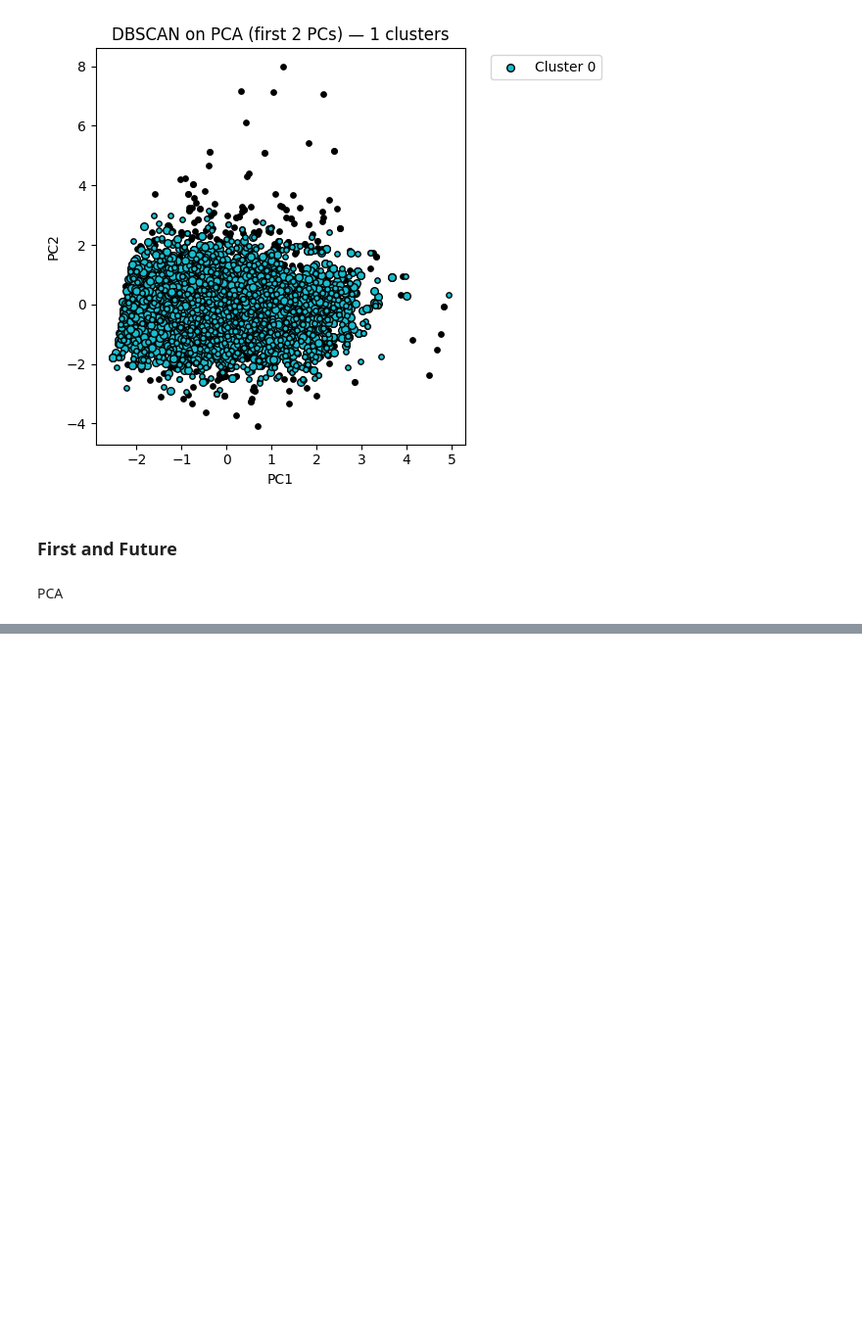
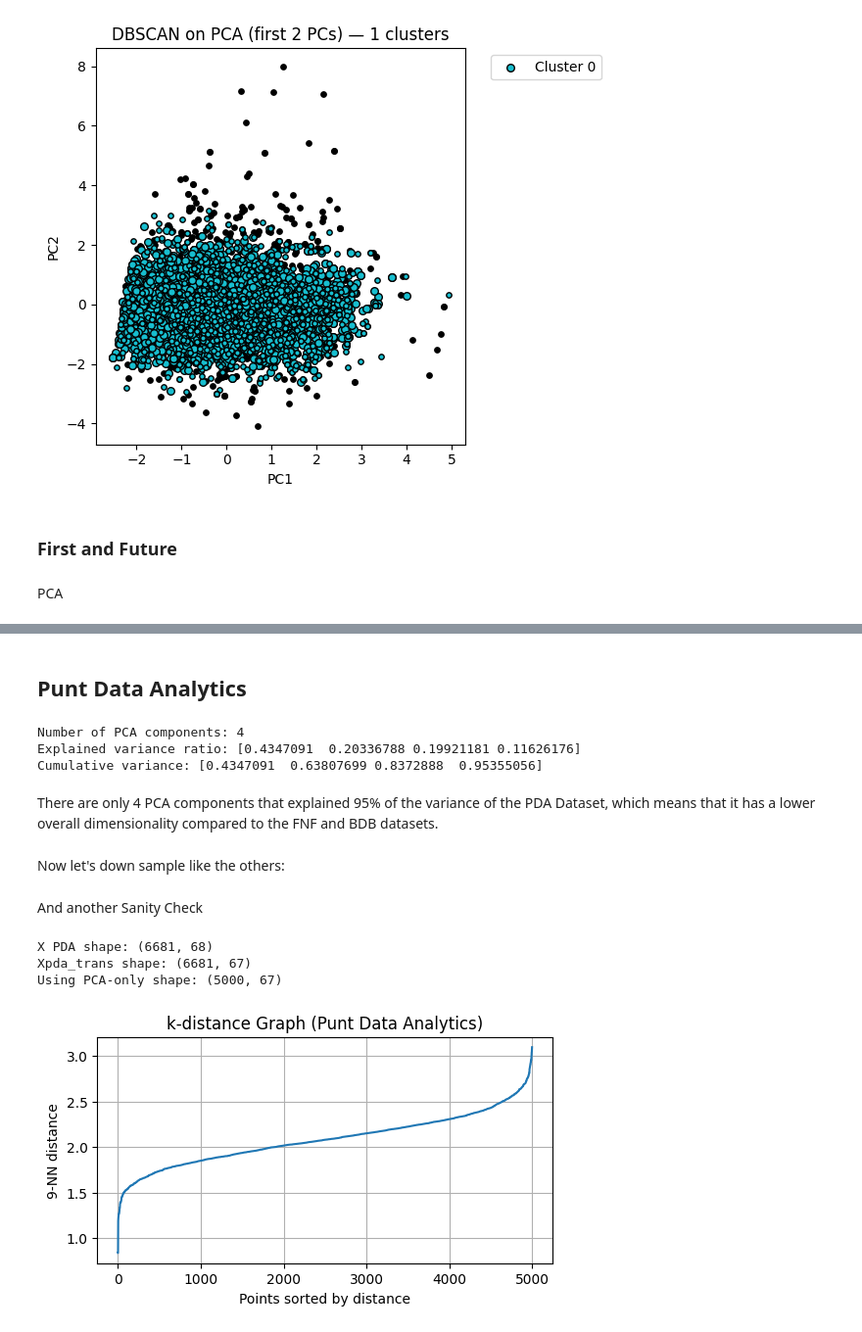
Before and after one commit to LeeMcFarling/AFL_Project_backup, a Jupyter notebook: Modeling/Weekly Assignments/Week_11.ipynb, the cells around one changed output, grey strips where cells are left out. Shown at 98% size. Cells and saved outputs as stored; diff of their text form; code cells hidden in the pictures; blank space fills up the shorter version.

```diff
--- a/Modeling/Weekly Assignments/Week_11.ipynb
+++ b/Modeling/Weekly Assignments/Week_11.ipynb
@@ -194,0 +348,2 @@ PCA
+# %% [markdown]
+## **Punt Data Analytics**
@@ -194,0 +367,64 @@ PCA
+# %%
+pre.fit(Xpda, ypda)
+
+pca = pre.named_transformers_['num_pca'].named_steps['pca']
+
+print("Number of PCA components:", pca.n_components_)
+print("Explained variance ratio:", pca.explained_variance_ratio_)
+print("Cumulative variance:", pca.explained_variance_ratio_.cumsum())
+
+Xpda_trans = pre.transform(Xpda)
+
+pca_cols  = [f"PC{i+1}" for i in range(pca.n_components_)]
+final_cols = pca_cols + onehot_cols
+Xpda_trans_df = pd.DataFrame(Xpda_trans, columns=final_cols, index=Xpda.index)
+# %% [output]
+Number of PCA components: 4
+Explained variance ratio: [0.4347091  0.20336788 0.19921181 0.11626176]
+Cumulative variance: [0.4347091  0.63807699 0.8372888  0.95355056]
+# %% [markdown]
+There are only 4 PCA components that explained 95% of the variance of the PDA Dataset, which means that it has a lower overall dimensionality compared to the FNF and BDB datasets.
+# %% [markdown]
+Now let's down sample like the others:
+# %%
+# Start with the big ones (PDA transformed on the X and then the Y Values)
+
+X_big = Xpda_trans
+y_big = ypda.values
+
+
+# And Re-Sampling
+Xpda_small, y_sample = resample(
+    X_big,
+    y_big,
+    n_samples=5000,
+    random_state=42,
+    stratify=y_big   # injuries are rare so ¯\_(ツ)_/¯
+)
+# %% [markdown]
+And another Sanity Check
+# %%
+print("X PDA shape:", Xpda.shape)
+print("Xpda_trans shape:", Xpda_trans.shape)
+print("Using PCA-only shape:", Xpda_small.shape)
+# %% [output]
+X PDA shape: (6681, 68)
+Xpda_trans shape: (6681, 67)
+Using PCA-only shape: (5000, 67)
+# %%
+MinPts    = 9
+neighbors = NearestNeighbors(n_neighbors=MinPts)
+neighbors_fit = neighbors.fit(Xpda_small)
+distances, indices = neighbors_fit.kneighbors(Xpda_small)
+
+
+k_dist = np.sort(distances[:, MinPts-1])
+plt.figure(figsize=(6,3))
+plt.plot(k_dist)
+plt.title("k-distance Graph (Punt Data Analytics)")
+plt.xlabel("Points sorted by distance")
+plt.ylabel(f"{MinPts}-NN distance")
+plt.grid(True)
+plt.show()
+# %% [output]
+[figure, added]
```
Also changed, not shown: parts of 21 cells of this notebook, 3 other files.
